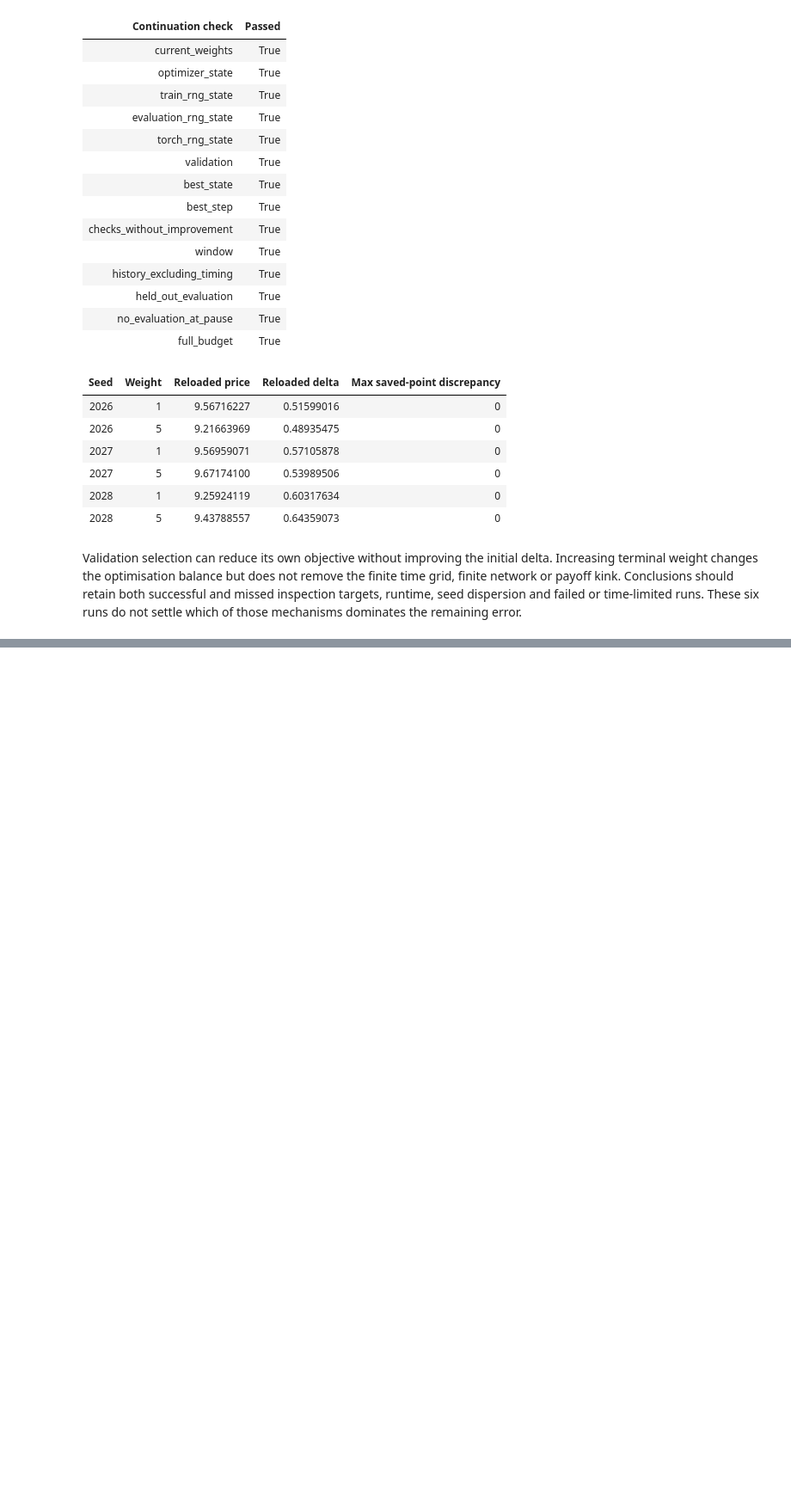
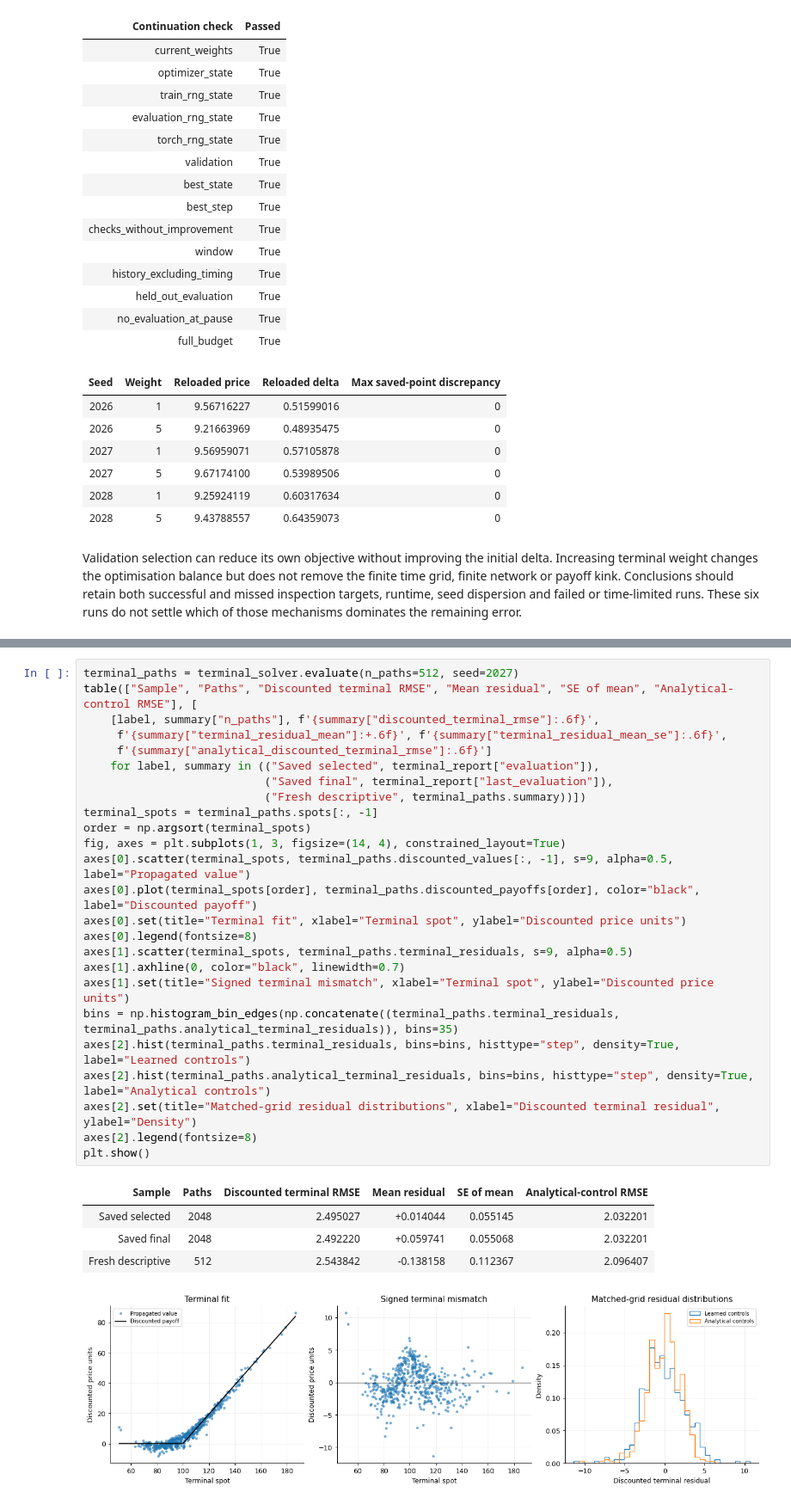
Before and after one commit to KVInator/deep-bsde-pricing, a Jupyter notebook: notebooks/03_neural_solvers.ipynb, the cells around one changed output, grey strips where cells are left out. Shown at 86% size. Cells and saved outputs as stored; diff of their text form; blank space fills up the shorter version.

```diff
--- a/notebooks/03_neural_solvers.ipynb
+++ b/notebooks/03_neural_solvers.ipynb
@@ -436,0 +524,31 @@ Validation selection can reduce its own objective without improving the initial
+# %%
+terminal_paths = terminal_solver.evaluate(n_paths=512, seed=2027)
+table(["Sample", "Paths", "Discounted terminal RMSE", "Mean residual", "SE of mean", "Analytical-control RMSE"], [
+    [label, summary["n_paths"], f'{summary["discounted_terminal_rmse"]:.6f}',
+     f'{summary["terminal_residual_mean"]:+.6f}', f'{summary["terminal_residual_mean_se"]:.6f}',
+     f'{summary["analytical_discounted_terminal_rmse"]:.6f}']
+    for label, summary in (("Saved selected", terminal_report["evaluation"]),
+                           ("Saved final", terminal_report["last_evaluation"]),
+                           ("Fresh descriptive", terminal_paths.summary))])
+terminal_spots = terminal_paths.spots[:, -1]
+order = np.argsort(terminal_spots)
+fig, axes = plt.subplots(1, 3, figsize=(14, 4), constrained_layout=True)
+axes[0].scatter(terminal_spots, terminal_paths.discounted_values[:, -1], s=9, alpha=0.5, label="Propagated value")
+axes[0].plot(terminal_spots[order], terminal_paths.discounted_payoffs[order], color="black", label="Discounted payoff")
+axes[0].set(title="Terminal fit", xlabel="Terminal spot", ylabel="Discounted price units")
+axes[0].legend(fontsize=8)
+axes[1].scatter(terminal_spots, terminal_paths.terminal_residuals, s=9, alpha=0.5)
+axes[1].axhline(0, color="black", linewidth=0.7)
+axes[1].set(title="Signed terminal mismatch", xlabel="Terminal spot", ylabel="Discounted price units")
+bins = np.histogram_bin_edges(np.concatenate((terminal_paths.terminal_residuals, terminal_paths.analytical_terminal_residuals)), bins=35)
+axes[2].hist(terminal_paths.terminal_residuals, bins=bins, histtype="step", density=True, label="Learned controls")
+axes[2].hist(terminal_paths.analytical_terminal_residuals, bins=bins, histtype="step", density=True, label="Analytical controls")
+axes[2].set(title="Matched-grid residual distributions", xlabel="Discounted terminal residual", ylabel="Density")
+axes[2].legend(fontsize=8)
+plt.show()
+# %% [output]
+| Sample | Paths | Discounted terminal RMSE | Mean residual | SE of mean | Analytical-control RMSE |
+| Saved selected | 2048 | 2.495027 | +0.014044 | 0.055145 | 2.032201 |
+| Saved final | 2048 | 2.492220 | +0.059741 | 0.055068 | 2.032201 |
+| Fresh descriptive | 512 | 2.543842 | -0.138158 | 0.112367 | 2.096407 |
+[figure, added]
```
Also changed, not shown: parts of 8 cells of this notebook, 6 other files.
